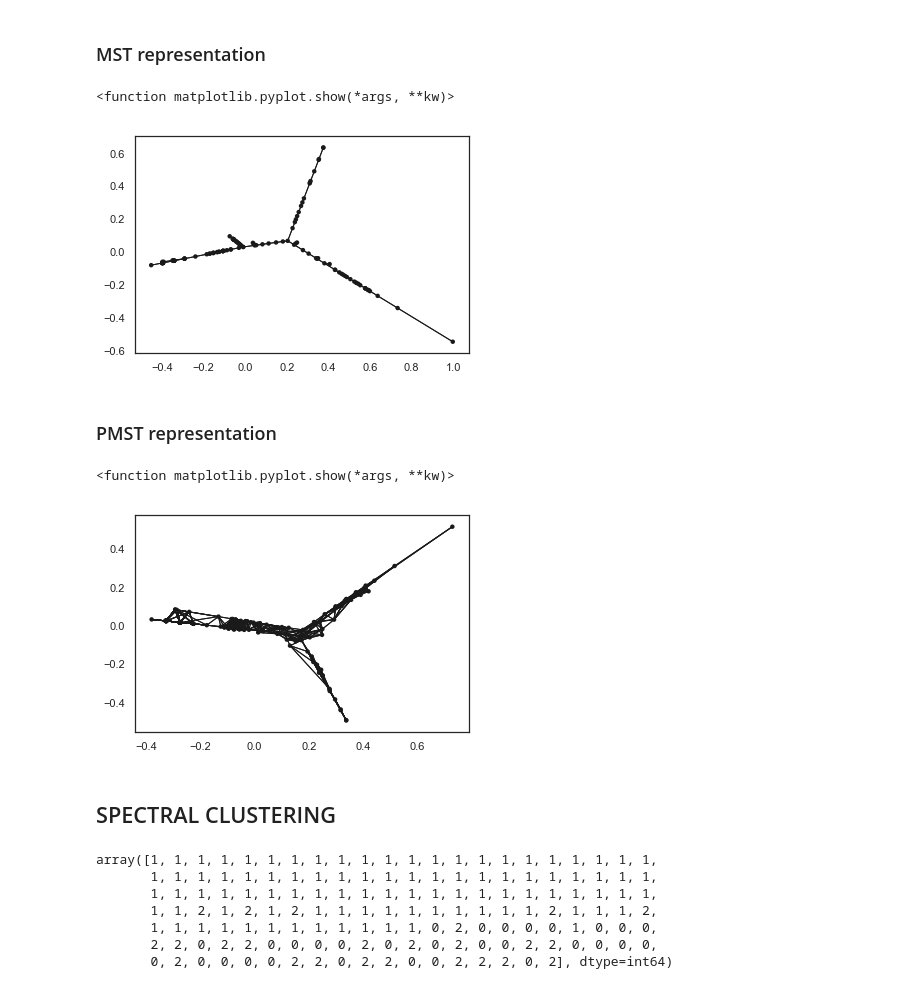
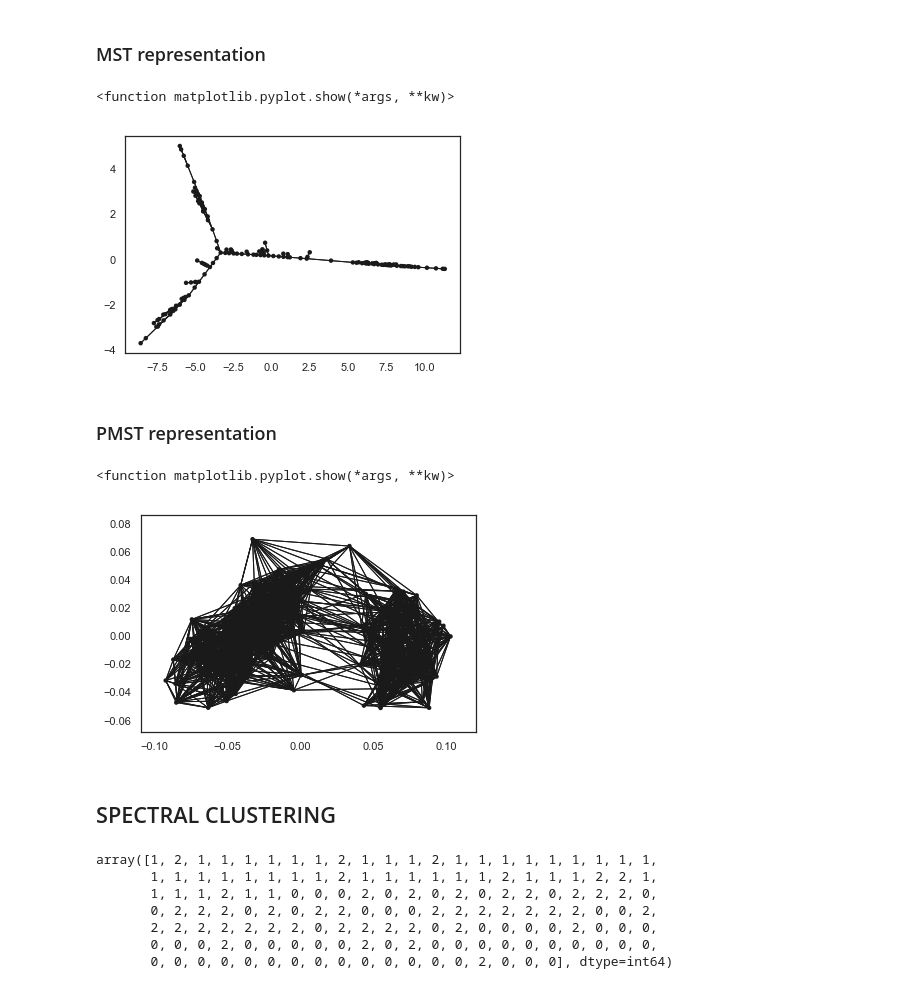
Before and after one commit to santiagoparaella/JournalClubAA19-20, a Jupyter notebook: Final.ipynb, the cells around one changed output. Drawn from its saved outputs; the diff is of its cells as text; code cells hidden in the pictures.

```diff
--- a/Final.ipynb
+++ b/Final.ipynb
@@ -130,7 +132,7 @@ mc.draw_graph(kng, clusters, node_size=50, with_labels=True, edge_color="silver"
 # %% [markdown]
 ### MST representation
 # %%
-mst=ut.mst(X)
+mst=ut.mst(X_scaled_array)
 mst.num_vertices()
 mst.num_edges()
 mst.symmetrize(method='max')
@@ -138,19 +140,19 @@ X = mst.isomap(num_dims=2)
 mst.plot(X)
 # %% [output]
 <function matplotlib.pyplot.show(*args, **kw)>
-[figure, old version]
+[figure, new version]
 # %% [markdown]
 ### PMST representation
 # %%
-pmst=ut.perturbed_mst(X)
+pmst=ut.perturbed_mst(X_scaled_array)
 pmst.num_vertices()
 pmst.num_edges()
 pmst.symmetrize(method='max')
 X = pmst.isomap(num_dims=2)
 pmst.plot(X)
 # %% [output]
 <function matplotlib.pyplot.show(*args, **kw)>
-[figure, old version]
+[figure, new version]
 # %% [markdown]
 ## SPECTRAL CLUSTERING
 # %%
@@ -160,11 +162,11 @@ pred_spec=clustering.labels_
 clustering.fit(X)
 clustering.fit_predict(X)
 # %% [output]
-array([1, 1, 1, 1, 1, 1, 1, 1, 1, 1, 1, 1, 1, 1, 1, 1, 1, 1, 1, 1, 1, 1,
-       1, 1, 1, 1, 1, 1, 1, 1, 1, 1, 1, 1, 1, 1, 1, 1, 1, 1, 1, 1, 1, 1,
-       1, 1, 1, 1, 1, 1, 1, 1, 1, 1, 1, 1, 1, 1, 1, 1, 1, 1, 1, 1, 1, 1,
-       1, 1, 2, 1, 2, 1, 2, 1, 1, 1, 1, 1, 1, 1, 1, 1, 1, 2, 1, 1, 1, 2,
-       1, 1, 1, 1, 1, 1, 1, 1, 1, 1, 1, 1, 0, 2, 0, 0, 0, 0, 1, 0, 0, 0,
-       2, 2, 0, 2, 2, 0, 0, 0, 0, 2, 0, 2, 0, 2, 0, 0, 2, 2, 0, 0, 0, 0,
-       0, 2, 0, 0, 0, 0, 2, 2, 0, 2, 2, 0, 0, 2, 2, 2, 0, 2], dtype=int64)
+array([1, 2, 1, 1, 1, 1, 1, 1, 2, 1, 1, 1, 2, 1, 1, 1, 1, 1, 1, 1, 1, 1,
+       1, 1, 1, 1, 1, 1, 1, 1, 2, 1, 1, 1, 1, 1, 1, 2, 1, 1, 1, 2, 2, 1,
+       1, 1, 1, 2, 1, 1, 0, 0, 0, 2, 0, 2, 0, 2, 0, 2, 2, 0, 2, 2, 2, 0,
+       0, 2, 2, 2, 0, 2, 0, 2, 2, 0, 0, 0, 2, 2, 2, 2, 2, 2, 2, 0, 0, 2,
+       2, 2, 2, 2, 2, 2, 2, 0, 2, 2, 2, 2, 0, 2, 0, 0, 0, 0, 2, 0, 0, 0,
+       0, 0, 0, 2, 0, 0, 0, 0, 0, 2, 0, 2, 0, 0, 0, 0, 0, 0, 0, 0, 0, 0,
+       0, 0, 0, 0, 0, 0, 0, 0, 0, 0, 0, 0, 0, 0, 2, 0, 0, 0], dtype=int64)
 # %%
```
Also changed, not shown: parts of 7 cells of this notebook.
